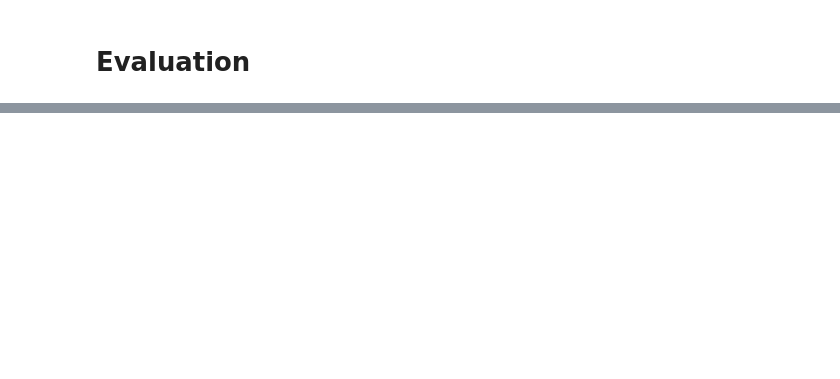
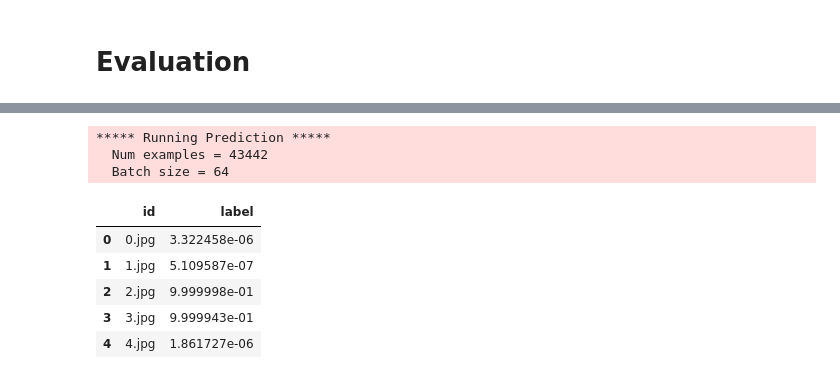
Before and after one commit to Mustapha-AJEGHRIR/hg_airornot, a Jupyter notebook: Notebooks/simple_model.ipynb, the cells around one changed output, grey strips where cells are left out. Saved outputs shown, nothing was run; the diff lists cells and outputs as text; code cells hidden in the pictures; blank space fills up the shorter version.

```diff
--- a/Notebooks/simple_model.ipynb
+++ b/Notebooks/simple_model.ipynb
@@ -208,0 +345,33 @@ trainer.evaluate(holdout_dataset)
+# %%
+test_loader = torch.utils.data.DataLoader(
+    test_dataset, batch_size=256, pin_memory=True
+)
+device = "cuda" if torch.cuda.is_available() else "cpu"
+_ = model.to(device)
+# %%
+file_paths = []
+pred_ids = []
+
+for batch in test_loader:
+    image_paths = batch["img_path"]
+    image_paths = [x.split("/")[-1] for x in image_paths]
+    file_paths.extend(image_paths)
+
+    images = batch["image"].to(device)
+    inputs = {"pixel_values": images}
+
+    with torch.no_grad():
+        # logits = model(**inputs).logits
+        logits = trainer.predict(**inputs).logits
+
+    # predictions = logits.argmax(-1).cpu().numpy().tolist()
+    predictions = torch.nn.Softmax(dim=1)(logits)[:,1].cpu().numpy().tolist()
+    pred_ids.extend(predictions)
+# %%
+test_dataset = data(test_df, split_name='test', aug_transforms=test_transforms)
+# %%
+all_predictions = torch.nn.functional.softmax(torch.tensor(trainer.predict(test_dataset).predictions), dim=1)[:,1].cpu().numpy().tolist()
+# %% [output]
+***** Running Prediction *****
+  Num examples = 43442
+  Batch size = 64
@@ -208,0 +380,11 @@ trainer.evaluate(holdout_dataset)
+# %%
+# submission_df = pd.DataFrame({"id": file_paths, "label": pred_ids})
+submission_df = pd.DataFrame({"id": file_paths, "label": all_predictions})
+submission_df.head()
+# %% [output]
+|  | id | label |
+| 0 | 0.jpg | 3.322458e-06 |
+| 1 | 1.jpg | 5.109587e-07 |
+| 2 | 2.jpg | 9.999998e-01 |
+| 3 | 3.jpg | 9.999943e-01 |
+| 4 | 4.jpg | 1.861727e-06 |
```
Also changed, not shown: parts of 17 cells of this notebook, 3 other files.
